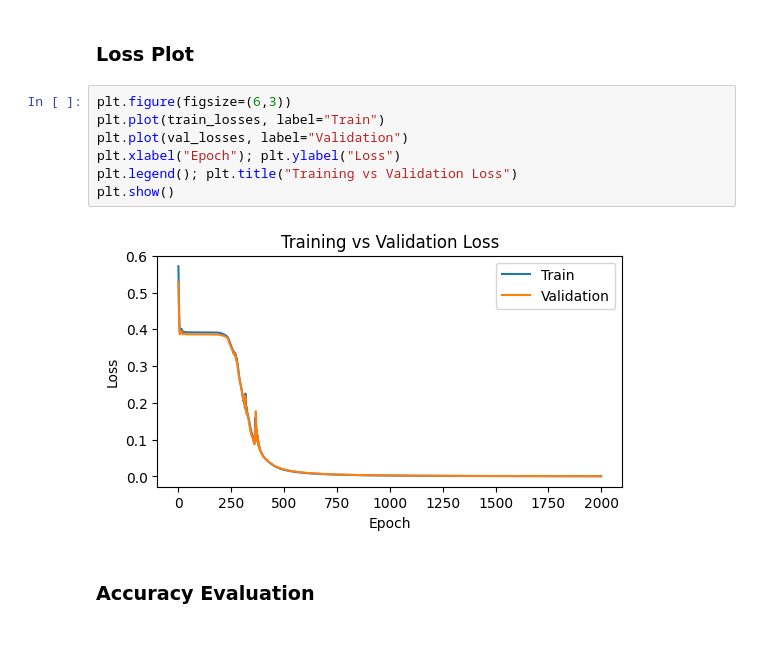
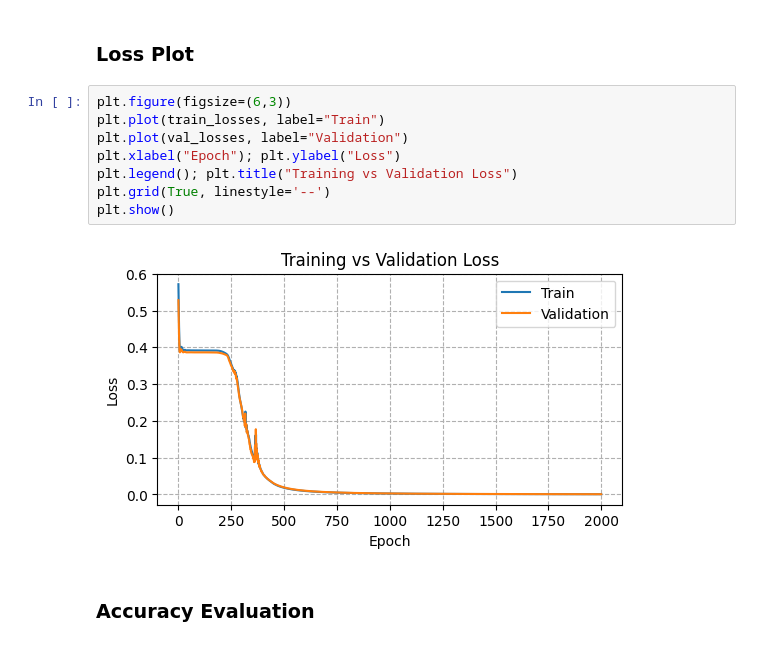
Before and after one commit to siliconshells/Mechanistic_Interpretability, a Jupyter notebook: mechanistic_interp.ipynb, the cells around one changed output. Drawn from its saved outputs; the diff is of its cells as text.

```diff
--- a/mechanistic_interp.ipynb
+++ b/mechanistic_interp.ipynb
@@ -134,12 +134,13 @@ Validation loss: 0.0005
 # %%
 plt.figure(figsize=(6,3))
 plt.plot(train_losses, label="Train")
 plt.plot(val_losses, label="Validation")
 plt.xlabel("Epoch"); plt.ylabel("Loss")
 plt.legend(); plt.title("Training vs Validation Loss")
+plt.grid(True, linestyle='--')
 plt.show()
 # %% [output]
-[figure, old version]
+[figure, new version]
 # %% [markdown]
 ### Accuracy Evaluation
 # %%
```
Also changed, not shown: parts of 4 cells of this notebook.
